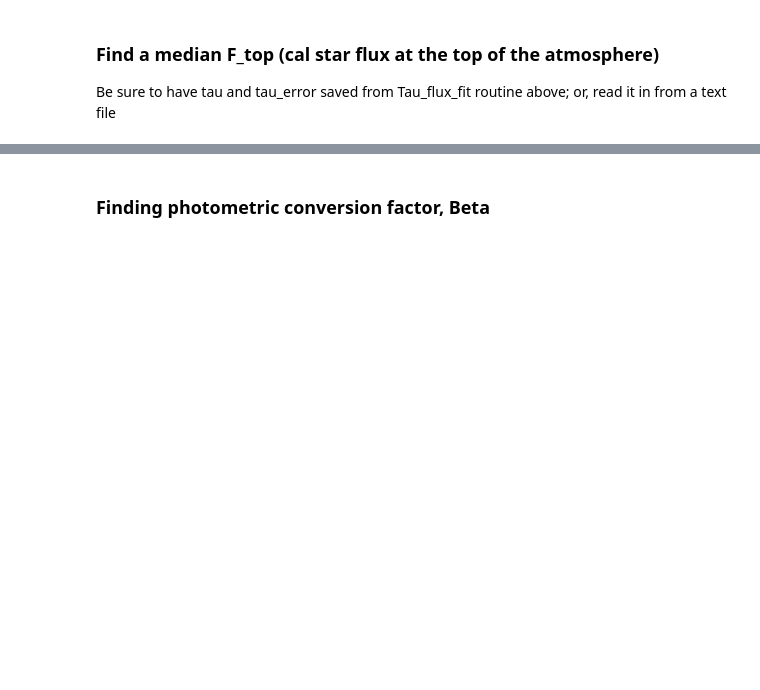
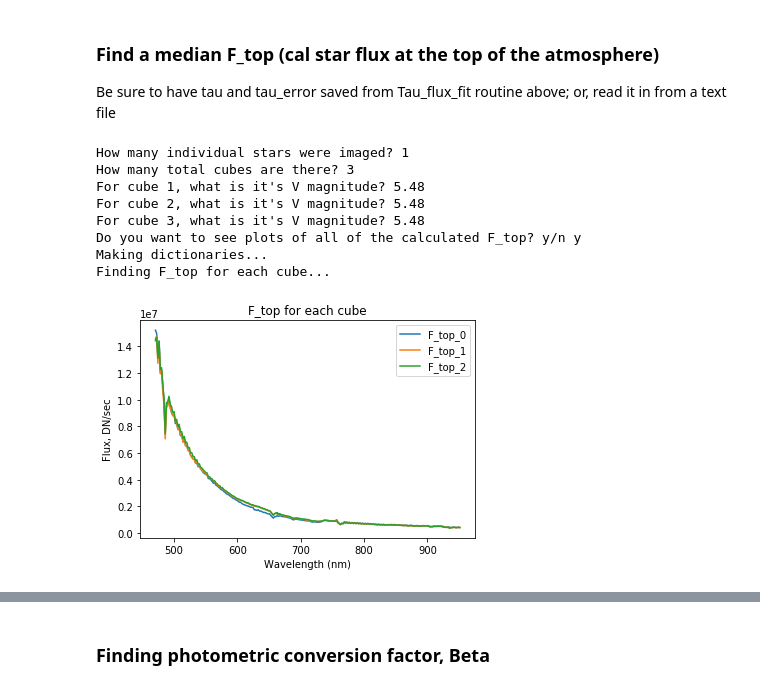
Before and after one commit to dahlek/NAIC_Pipeline, a Jupyter notebook: 4_Tau_flux_fit.ipynb, the cells around one changed output, grey strips where cells are left out. Saved outputs shown, nothing was run; the diff lists cells and outputs as text; code cells hidden in the pictures; blank space fills up the shorter version.

Commit message:
fixed bug in F_top_finder

```diff
--- a/4_Tau_flux_fit.ipynb
+++ b/4_Tau_flux_fit.ipynb
@@ -267,15 +268,22 @@ dummy[:,0] = wl_sci
 dummy[:,1] = tau
 dummy[:,2] = tau_error
 np.savetxt('/Volumes/external_hd/march2017/redo/tau_march2017',dummy)
+# %%
+# for tests:
+tau = np.loadtxt('/Volumes/external_hd/march2017/redo/tau_march2017')[:,1]
+tau_error = np.loadtxt('/Volumes/external_hd/march2017/redo/tau_march2017')[:,2]
+tau_wl = np.loadtxt('/Volumes/external_hd/march2017/redo/tau_march2017')[:,0]
 # %% [markdown]
 ### Find a median F_top (cal star flux at the top of the atmosphere)
 
 Be sure to have tau and tau_error saved from Tau_flux_fit routine above; or, read it in from a text file
 # %%
-def F_top_finder(starlist_directory, star_directory):
+def F_top_finder(starlist_directory, star_directory,tau,tau_error,tau_wl=0):
     # Uses optical depth to find flux at the top of the atmosphere for each star cube; uses those fluxes to find a median F_top. Science wavelengths are hard-coded for NAIC.
     # starlist_directory = location of image name lists for each cube. !!Assumes that name of star image lists are star1, star2, etc.
     # star_directory = location of star fits files
+    # tau, tau_error - from ap_phot
+    # tau_wl - include as an array, in the instance of tau being derived at wavelengths different than images
 
     wl_sci = np.linspace(470,950,241)
 
@@ -290,11 +298,11 @@ def F_top_finder(starlist_directory, star_directory):
 
     F_top_plot_query = raw_input('Do you want to see plots of all of the calculated F_top? y/n ')
 
+    print 'Making dictionaries...'
     # load star lists into dictionaries
     star_list_dict = OrderedDict()
     for i in range(0,num_cubes):
         star_list_dict['star'+str(i+1)+'_list'] = np.loadtxt(starlist_directory+'star'+str(i+1),dtype=str)
-    # Make empty dictionaries
 
     airmass_dict = OrderedDict(); airmass_wl_dict = OrderedDict()
     # Pull airmasses from stars; make dictionary
@@ -311,6 +319,7 @@ def F_top_finder(starlist_directory, star_directory):
         airmass_wl_dict['airmass_wl_star'+str(i+1)] = airmass_wl_list # dictionary of wavelngths corresponding to airmasses (and other qualities appended above)
 
 
+    print 'Finding F_top for each cube...'
     # Find F_top for each cube:
     F_top_dict = OrderedDict()
     for i in range(0,len(star_list_dict)):
@@ -320,27 +329,52 @@ def F_top_finder(starlist_directory, star_directory):
 
             if im[0].header['rfon'] == 1:
                 # Find the tau that equals the wavelength of the image (accounting for duplicate images in star lists)
+                # find that wavelength's optical depth and save it
                 for k in range(0,len(wl_sci)):
-                    if wl_sci[k] == im[0].header['lambda']:
-                        optical_depth = tau[k]
+                    if tau_wl.any() != 0:
+                        if tau_wl[k] == im[0].header['lambda']: # if wavelengths tau was found at are different than those in the image headers
+                            optical_depth = tau[k]
+                    else:
+                        if wl_sci[k] == im[0].header['lambda']:
+                            optical_depth = tau[k]
 
                 # Calculate F_top, save it to a dictionary
-                F_top_list.append( Ftop(im[0].header['airmass'], optical_depth, flux_relative_to_vega(V_mags[i], im[0].header['star_flx'])))
-        F_top_dict['F_top_'+str(i)] = F_top_list
+                F_top_list.append( Ftop(im[0].header['airmass'], optical_depth, flux_relative_to_vega(V_mags[i], im[0].header['star_flx'])) )
+        F_top_dict['F_top_'+str(i)] = np.array(F_top_list)
 
     if F_top_plot_query == 'y':
         for i in range(0,len(F_top_dict)):
             plt.plot(airmass_wl_dict['airmass_wl_star'+str(i+1)],F_top_dict['F_top_'+str(i)])
+        plt.ylabel('Flux, DN/sec')
+        plt.xlabel('Wavelength (nm)')
+        plt.title('F_top for each cube')
+        plt.legend(F_top_dict.keys())
         plt.show()
-
 
     # calculate median F_top
     F_top_median = []
     for h in range(0,len(wl_sci)):
-        F_top_median.append(np.median(np.array(g.values())[:,h]))
+        F_top_median_dummy = []
+        for j in range(0,len(F_top_dict)):
+            F_top_median_dummy.append(F_top_dict.values()[j][h])
+        F_top_median.append(np.median(F_top_median_dummy))
 
+    plt.plot(wl_sci,F_top_median)
+    plt.title('Median F_top value, scaled to Vega')
+    plt.ylabel('Flux, DN/sec')
+    plt.xlabel('Wavelength (nm)')
 
     return F_top_median
 # %%
-f_top = F_top_finder('/Volumes/external_hd/calstar_test/',\
-            '/Volumes/external_hd/calstar_test/')
+f_top = F_top_finder('/Volumes/external_hd/march2017/redo/calstars/',\
+            '/Volumes/external_hd/march2017/redo/calstars/',tau,tau_error,tau_wl)
+# %% [output]
+How many individual stars were imaged? 1
+How many total cubes are there? 3
+For cube 1, what is it's V magnitude? 5.48
+For cube 2, what is it's V magnitude? 5.48
+For cube 3, what is it's V magnitude? 5.48
+Do you want to see plots of all of the calculated F_top? y/n y
+Making dictionaries...
+Finding F_top for each cube...
+[figure, added]
```
Also changed, not shown: parts of 10 cells of this notebook, 1 other file.
